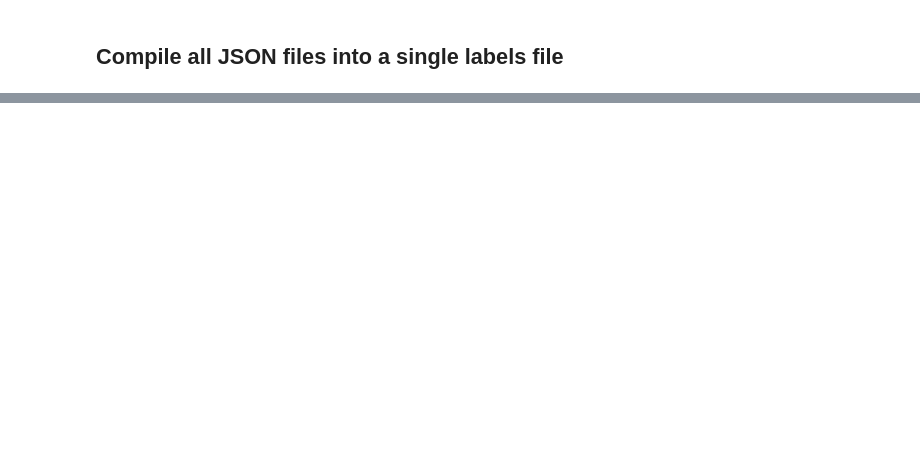
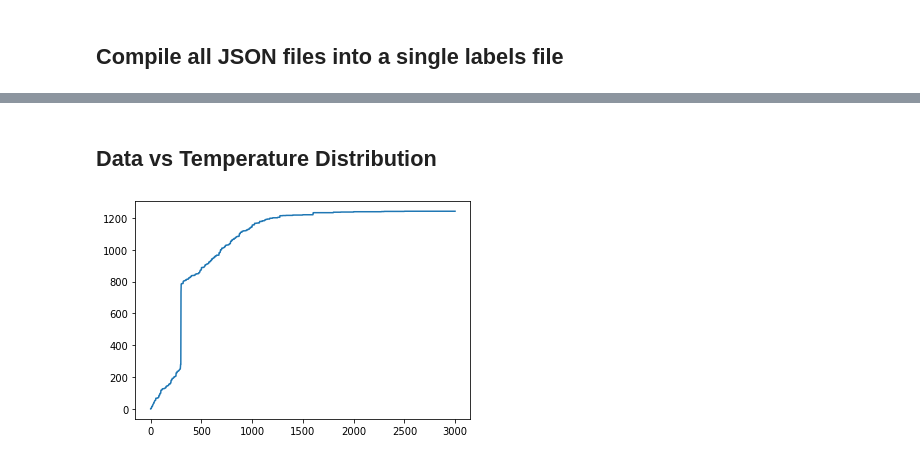
Before and after one commit to adampotter0105/TEC_ML, a Jupyter notebook: label_generator.ipynb, the cells around one changed output, grey strips where cells are left out. Cells and saved outputs as stored; diff of their text form; code cells hidden in the pictures; blank space fills up the shorter version.

```diff
--- a/label_generator.ipynb
+++ b/label_generator.ipynb
@@ -130,0 +83,15 @@ Duplicates matched with Vol TEC:  64
+# %%
+# Why is this step needed? Many linear TEC values are directional in the lattice leaving 3x different labels for many structures. Instead we use the volume TEC for these entries
+# Load all label CSV files in
+# Load and process Volume TEC Labels
+vol_df = pd.read_csv("labels/labels_volume.csv", index_col= 0)
+vol_df['entry'] = vol_df.index.astype(str).str.split('-').str[0]
+vol_df = vol_df.sort_values(by=['phase_id', 'entry', 'temperature'], ascending=[False, False, False])
+vol_df['dil_data'] = 0
+vol_df['xrd_data'] = 1 # Measured with XRD until proven otherwise
+
+lin_df = pd.read_csv("labels/labels_linear.csv", index_col=0)
+lin_df['entry'] = lin_df.index.astype(str).str.split('-').str[0]
+lin_df = lin_df.sort_values(by=['phase_id', 'entry', 'temperature'], ascending=[False, False, False])
+lin_df['dil_data'] = 1 # Measured with dilatometry until proven otherwise
+lin_df['xrd_data'] = 0
@@ -130,0 +135,19 @@ Duplicates matched with Vol TEC:  64
+# %%
+# Check if a volume TEC can be used to replace 3+ directional linear TECs
+vol_labs_matched = 0
+lin_labs_removed = 0
+for row in vol_df.index:
+    vol_entry = vol_df.loc[row, ['phase_id', 'temperature', 'entry']]
+    phase = vol_df.loc[row, 'entry']
+    matches = list()
+    for i in lin_df.index:
+        if lin_df.loc[i, ['phase_id', 'temperature', 'entry']].equals(vol_entry):
+            matches.append(i)
+    if len(matches) >= 3:
+        print(matches)
+        vol_labs_matched += 1
+        lin_labs_removed += len(matches)
+        lin_df = lin_df.drop(matches)
+
+print("Volume TECs matched with Lin TECs: ", vol_labs_matched)
+print("Redundant linear TECs removed: ", lin_labs_removed)
@@ -187,0 +264,11 @@ Number of Remaining Duplicated TECs:  130
+# %% [markdown]
+## Data vs Temperature Distribution
+# %%
+num = []
+for i in range(3000):
+    num.append(len(labels_df[labels_df.temperature <= i]))
+import matplotlib.pyplot as plt
+plt.plot(np.arange(3000), num)
+plt.show()
+# %% [output]
+[figure, added]
```
Also changed, not shown: parts of 12 cells of this notebook, 8 other files.
